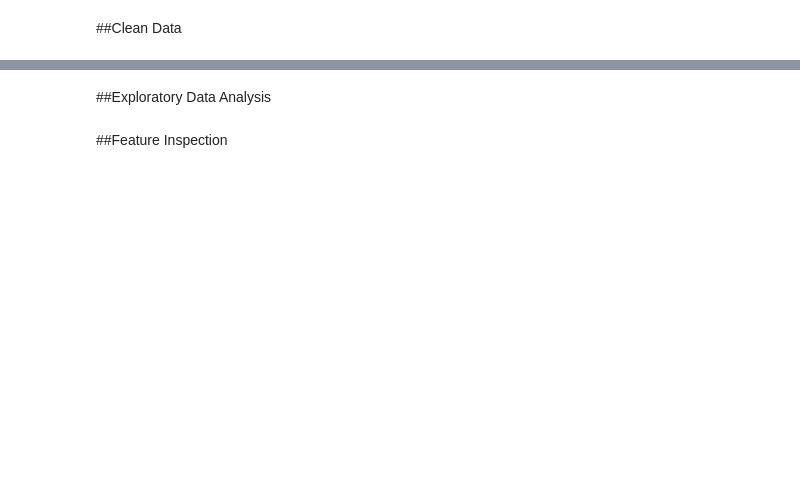
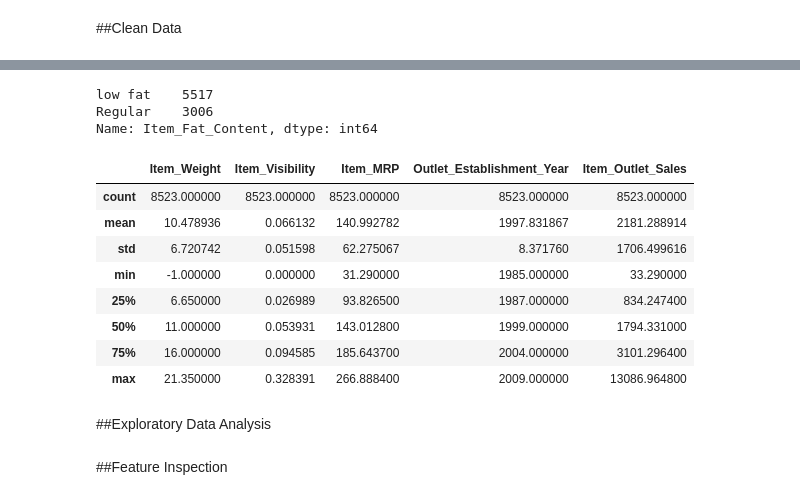
Before and after one commit to HABIB5585/Sales_prediction, a Jupyter notebook: Prediction_of_Product__Sales.ipynb, the cells around one changed output, grey strips where cells are left out. Drawn from its saved outputs; the diff is of its cells as text; code cells hidden in the pictures; blank space fills up the shorter version.

```diff
--- a/Prediction_of_Product__Sales.ipynb
+++ b/Prediction_of_Product__Sales.ipynb
@@ -10,0 +18,3 @@
+# %%
+fname='/content/drive/MyDrive/CodingDojo/01-Fundamentals/Week02/Data/sales_predictions_2023.csv'
+df=pd.read_csv(fname)
@@ -12,0 +110,3 @@
+# %%
+# fill the NaN with (-1)
+df['Item_Weight']=df['Item_Weight'].fillna(-1)
@@ -12,0 +135,3 @@
+# %%
+# fill the NaN with ('Missing')
+df['Outlet_Size']=df['Outlet_Size'].fillna('Missing')
@@ -13,3 +191,26 @@
+# %%
+# Repalce 'Low Fat' by 'low fat', 'LF' by 'low fat' and 'reg' by 'Regular'
+df['Item_Fat_Content']=df['Item_Fat_Content'].replace({'Low Fat':'low fat','LF':'low fat','reg':'Regular'})
+df['Item_Fat_Content'].value_counts()
+# %% [output]
+low fat    5517
+Regular    3006
+Name: Item_Fat_Content, dtype: int64
+# %%
+# select the numeric cols
+num_cols=df.select_dtypes('number').columns
+# obtain description of the numeric cols
+df[num_cols].describe()
+# %% [output]
+|  | Item_Weight | Item_Visibility | Item_MRP | Outlet_Establishment_Year | Item_Outlet_Sales |
+| count | 8523.000000 | 8523.000000 | 8523.000000 | 8523.000000 | 8523.000000 |
+| mean | 10.478936 | 0.066132 | 140.992782 | 1997.831867 | 2181.288914 |
+| std | 6.720742 | 0.051598 | 62.275067 | 8.371760 | 1706.499616 |
+| min | -1.000000 | 0.000000 | 31.290000 | 1985.000000 | 33.290000 |
+| 25% | 6.650000 | 0.026989 | 93.826500 | 1987.000000 | 834.247400 |
+| 50% | 11.000000 | 0.053931 | 143.012800 | 1999.000000 | 1794.331000 |
+| 75% | 16.000000 | 0.094585 | 185.643700 | 2004.000000 | 3101.296400 |
+| max | 21.350000 | 0.328391 | 266.888400 | 2009.000000 | 13086.964800 |
 # %% [markdown]
 ##Exploratory Data Analysis
 # %% [markdown]
```
Also changed, not shown: parts of 16 cells of this notebook.
